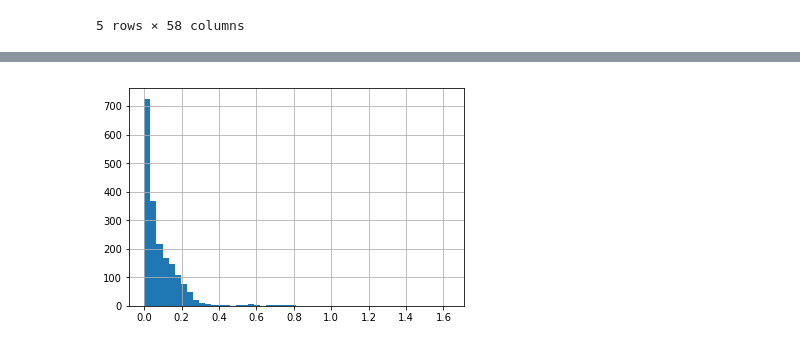
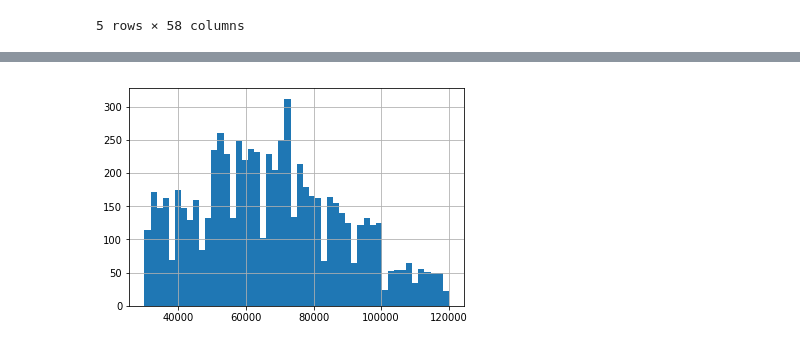
Before and after one commit to keigito/Starbucks_Customer_Analysis, a Jupyter notebook: Starbucks_Capstone_notebook.ipynb, the cells around one changed output, grey strips where cells are left out. Drawn from its saved outputs; the diff is of its cells as text; code cells hidden in the pictures.

Commit message:
feat: added EDA graphs

```diff
--- a/Starbucks_Capstone_notebook.ipynb
+++ b/Starbucks_Capstone_notebook.ipynb
@@ -811,4 +829,4 @@ profile.to_csv("profile_checkpoint3.csv", index=False)
 # %%
-profile[(profile["income"]< 40000)]["no_promotions_spending_per_day"].hist(bins=50);
+profile[(profile["discount_strong_positive_response"] == 1)]["income"].hist(bins=50);
 # %% [output]
-[figure, old version]
+[figure, new version]
```
Also changed, not shown: parts of 22 cells of this notebook.
